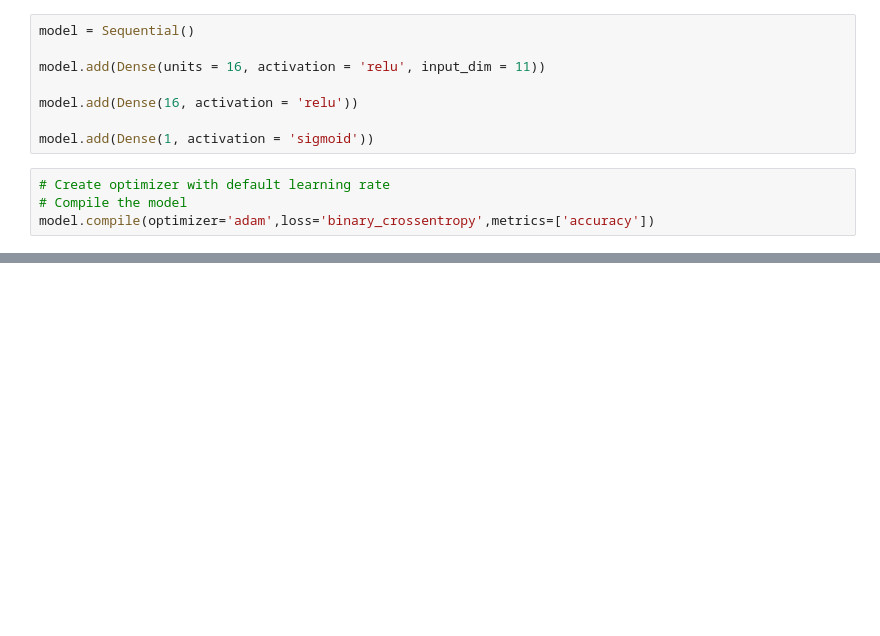
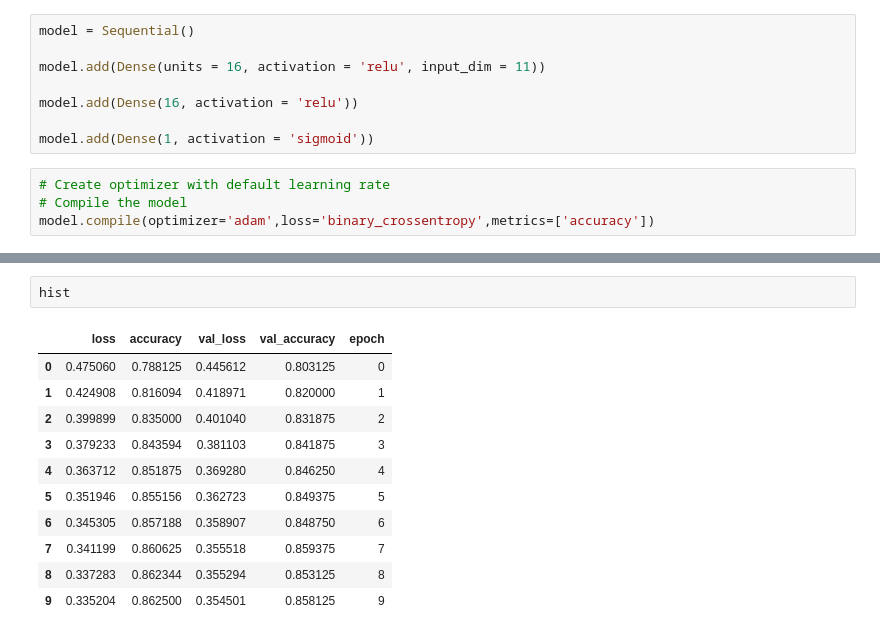
Before and after one commit to snegi5/hello-github, a Jupyter notebook: Module_7.ipynb, the cells around one changed output, grey strips where cells are left out. Cells and saved outputs as stored; diff of their text form; blank space fills up the shorter version.

```diff
--- a/Module_7.ipynb
+++ b/Module_7.ipynb
@@ -339,0 +258,14 @@ make_confusion_matrix(cm2,
+# %%
+hist
+# %% [output]
+|  | loss | accuracy | val_loss | val_accuracy | epoch |
+| 0 | 0.475060 | 0.788125 | 0.445612 | 0.803125 | 0 |
+| 1 | 0.424908 | 0.816094 | 0.418971 | 0.820000 | 1 |
+| 2 | 0.399899 | 0.835000 | 0.401040 | 0.831875 | 2 |
+| 3 | 0.379233 | 0.843594 | 0.381103 | 0.841875 | 3 |
+| 4 | 0.363712 | 0.851875 | 0.369280 | 0.846250 | 4 |
+| 5 | 0.351946 | 0.855156 | 0.362723 | 0.849375 | 5 |
+| 6 | 0.345305 | 0.857188 | 0.358907 | 0.848750 | 6 |
+| 7 | 0.341199 | 0.860625 | 0.355518 | 0.859375 | 7 |
+| 8 | 0.337283 | 0.862344 | 0.355294 | 0.853125 | 8 |
+| 9 | 0.335204 | 0.862500 | 0.354501 | 0.858125 | 9 |
```
Also changed, not shown: parts of 17 cells of this notebook.
